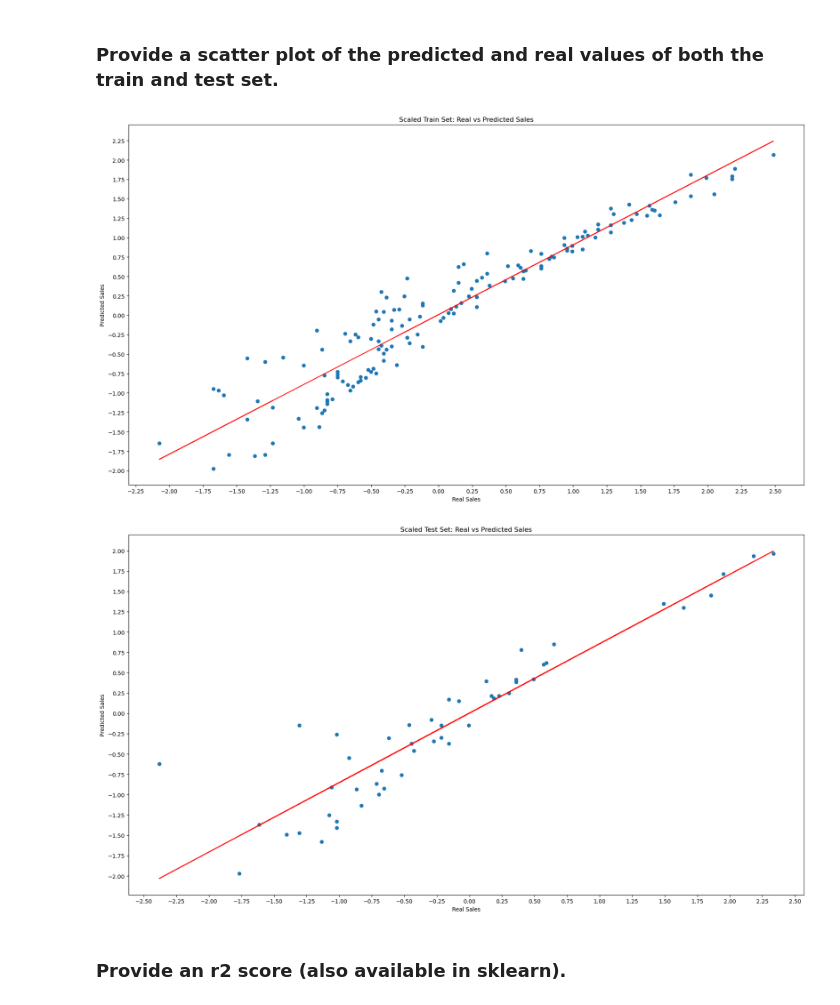
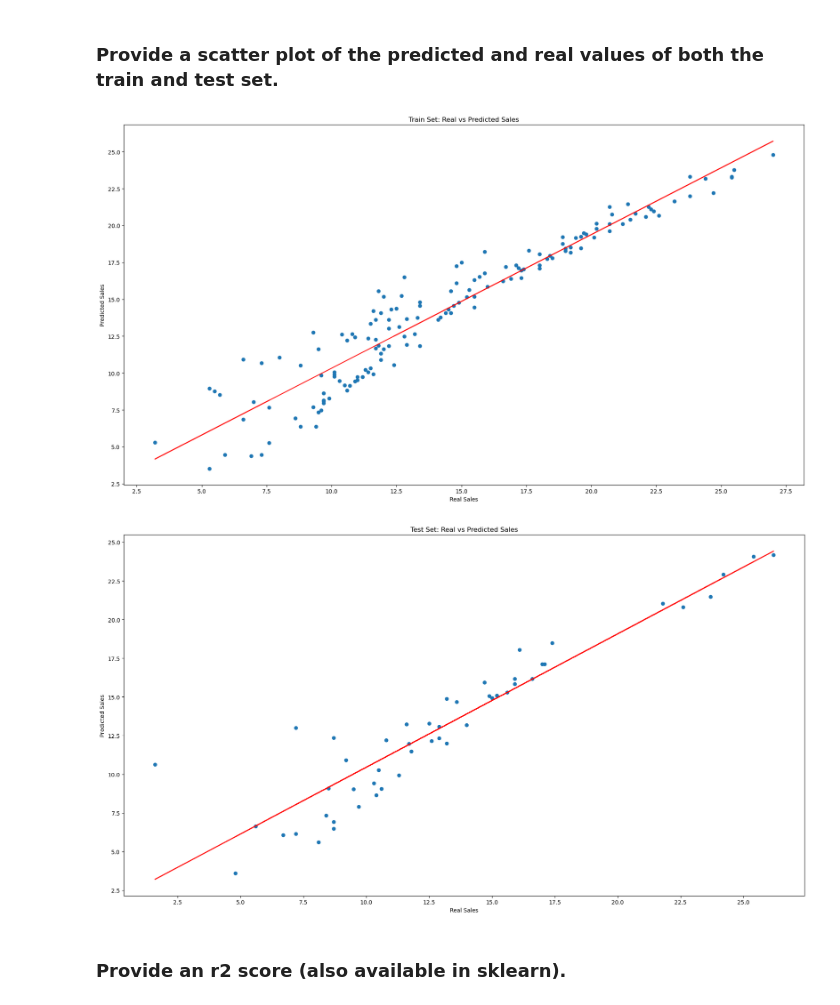
Before and after one commit to Pawmsdayl/CMSC197, a Jupyter notebook: Assignment2/[hw3].ipynb, the cells around one changed output. Saved outputs shown, nothing was run; the diff lists cells and outputs as text; code cells hidden in the pictures.

```diff
--- a/Assignment2/[hw3].ipynb
+++ b/Assignment2/[hw3].ipynb
@@ -21,7 +25,7 @@ plt.rcParams["figure.figsize"] = (18, 10)
 # %%
 # gradient descent functions
 def initialize_weights():
-    return np.array([0.0, 0.0, 0.0, 0.0])
+    return np.array([0, 0, 0, 0])
 
 def predict(x, weights):
     return np.dot(x, weights)
@@ -49,15 +53,15 @@ def grad_descent(x, y, learning_rate, num_iterations):
     return weights, cost_history
 
 def plot_costs(cost_history, learning_rate):
-    plt.scatter(
-        x = range(len(cost_history)),
-        y = cost_history
+    plt.plot(
+        range(len(cost_history)),
+        cost_history
     )
     plt.xlabel('Iterations')
     plt.ylabel('Cost')
     plt.title('Cost vs Iterations, Learning Rate={}'.format(learning_rate))
-    plt.xticks(np.arange(0, len(cost_history) + x_step, step = x_step))
-    plt.yticks(np.arange(0, max(cost_history) + y_step, step = y_step))
+    plt.xticks(np.arange(0, len(cost_history) + iter_step, step = iter_step))
+    plt.yticks(np.arange(0, max(cost_history) + mse_step, step = mse_step))
     plt.tight_layout()
     plt.show()
 # %%
@@ -77,19 +81,19 @@ raw_data.head()
 # %%
 # standardization functions
 
-def scale(original, feature='sales'):
-    scaled_data = (original - raw_data[feature].mean()) / raw_data[feature].std()
+def scale(unscaled, feature='sales'):
+    scaled_data = (unscaled - raw_data[feature].mean()) / raw_data[feature].std()
     return scaled_data
 
-def calculate_orig(scaled, feature='sales'):
-    calculated_original = scaled * raw_data[feature].std() + raw_data[feature].mean()
-    return calculated_original
+def unscale(scaled, feature='sales'):
+    unscaled = scaled * raw_data[feature].std() + raw_data[feature].mean()
+    return unscaled
 # %%
-# scale data
+# scale predictors
 
 scaled_data = raw_data.copy()
 
-for col in raw_data.columns:
+for col in ['tv', 'radio', 'newspaper']:
     scaled_data[col] = raw_data[col].apply(lambda x: scale(x, feature=col))
 
 scaled_data.head()
@@ -262,30 +262,30 @@ The model suggests that TV advertising is the most effective at increasing Sales
 # %%
 # train
 plt.scatter(y_train, y_train_pred)
-plt.title('Scaled Train Set: Real vs Predicted Sales')
+plt.title('Train Set: Real vs Predicted Sales')
 plt.xlabel('Real Sales')
 plt.ylabel('Predicted Sales')
-plt.xticks(np.arange((round(min(y_train))) - 0.25, (round(max(y_train), 2)) + 0.25, step = 0.25))
-plt.yticks(np.arange((round(min(y_train_pred))) - 0.25, (round(max(y_train_pred), 2)) + 0.25, step = 0.25))
+plt.xticks(np.arange(0 - sales_step, max(y_train) + sales_step, step = sales_step))
+plt.yticks(np.arange(0 - sales_step, max(y_train_pred) + sales_step, step = sales_step))
 m, b = np.polyfit(y_train, y_train_pred, 1)
 plt.plot(y_train, m*y_train + b, color='red')
 plt.tight_layout()
 plt.show()
 
 # test set
 plt.scatter(y_test, y_test_pred)
-plt.title('Scaled Test Set: Real vs Predicted Sales')
+plt.title('Test Set: Real vs Predicted Sales')
 plt.xlabel('Real Sales')
 plt.ylabel('Predicted Sales')
-plt.xticks(np.arange((round(min(y_test))) - 0.50, (round(max(y_test), 2)) + 0.25, step = 0.25))
-plt.yticks(np.arange((round(min(y_test_pred))) - 0.25, (round(max(y_test_pred), 2)) + 0.25, step = 0.25))
+plt.xticks(np.arange(0 - sales_step, max(y_test) + sales_step, step = sales_step))
+plt.yticks(np.arange(0 - sales_step, max(y_test_pred) + sales_step, step = sales_step))
 m, b = np.polyfit(y_test, y_test_pred, 1)
 plt.plot(y_test, m*y_test + b, color='red')
 plt.tight_layout()
 plt.show()
 # %% [output]
-[figure, old version]
+[figure, new version]
-[figure, old version]
+[figure, new version]
 # %% [markdown]
 ### Provide an r2 score (also available in sklearn).
 # %%
```
Also changed, not shown: parts of 27 cells of this notebook.
